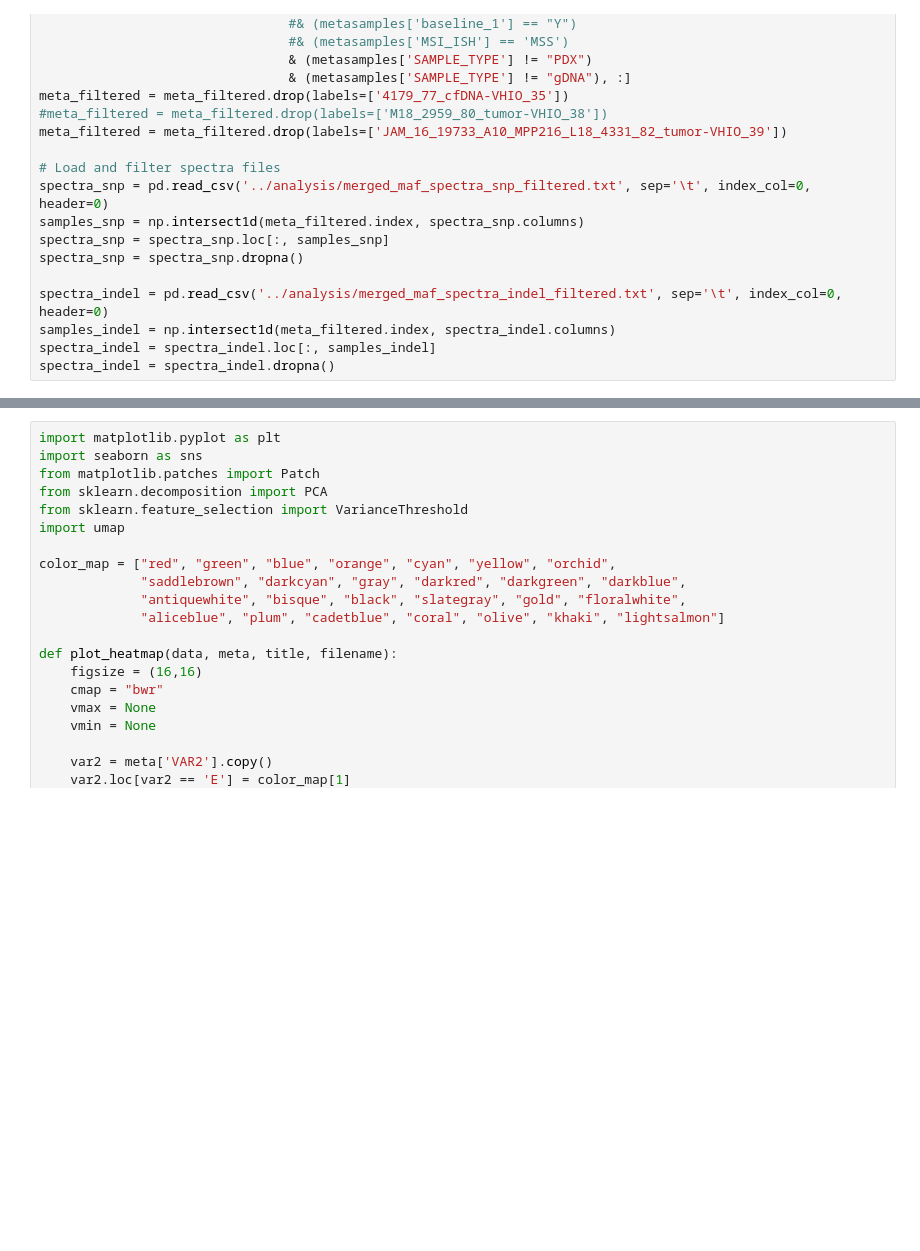
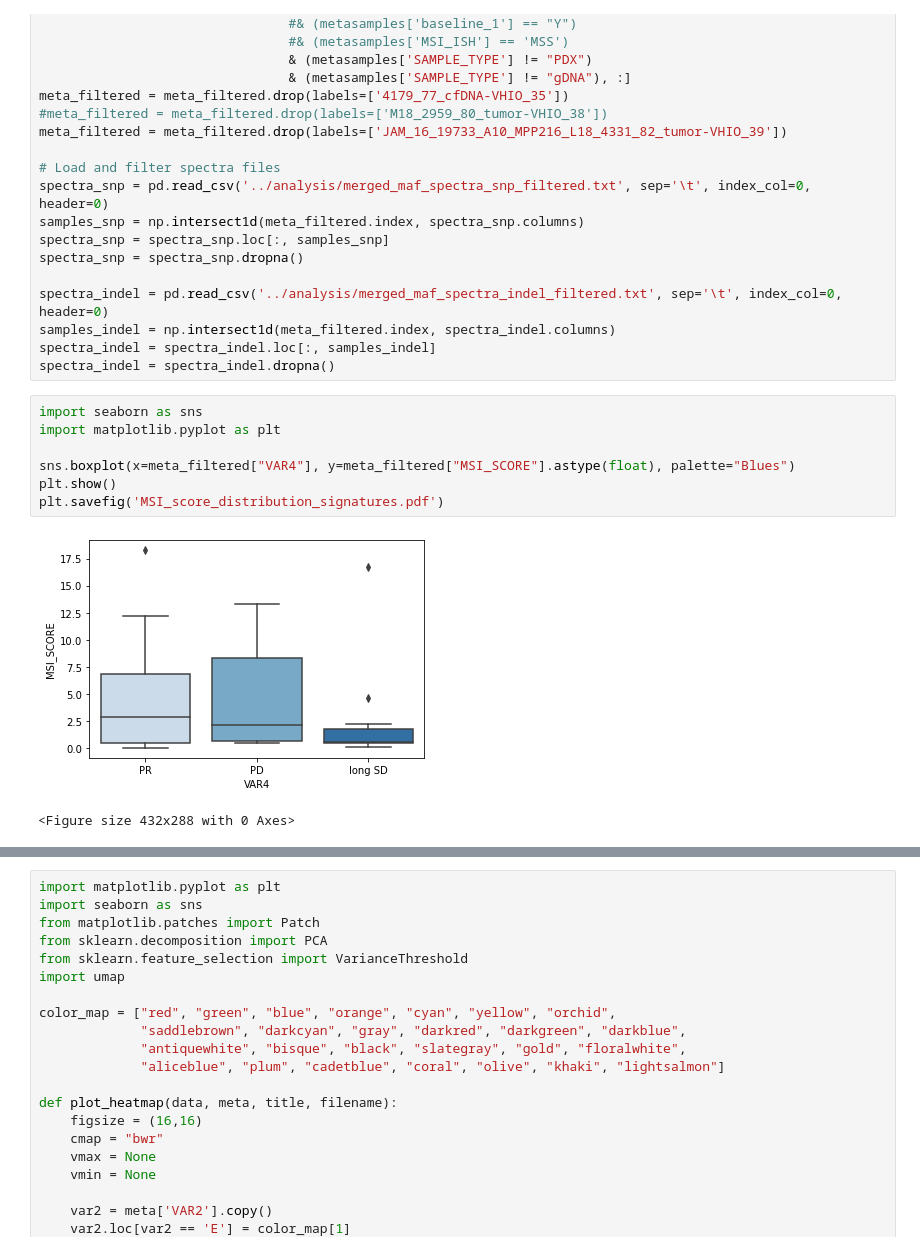
Before and after one commit to jfnavarro/scitron, a Jupyter notebook: analysis_signatures.ipynb, the cells around one changed output, grey strips where cells are left out. Saved outputs shown, nothing was run; the diff lists cells and outputs as text; blank space fills up the shorter version.

```diff
--- a/analysis_signatures.ipynb
+++ b/analysis_signatures.ipynb
@@ -31,3 +31,13 @@ spectra_indel = pd.read_csv('../analysis/merged_maf_spectra_indel_filtered.txt',
 samples_indel = np.intersect1d(meta_filtered.index, spectra_indel.columns)
 spectra_indel = spectra_indel.loc[:, samples_indel]
 spectra_indel = spectra_indel.dropna()
+# %%
+import seaborn as sns
+import matplotlib.pyplot as plt
+
+sns.boxplot(x=meta_filtered["VAR4"], y=meta_filtered["MSI_SCORE"].astype(float), palette="Blues")
+plt.show()
+plt.savefig('MSI_score_distribution_signatures.pdf')
+# %% [output]
+[figure, added]
+<Figure size 432x288 with 0 Axes>
```
Also changed, not shown: parts of 5 cells of this notebook, 3 other files.
